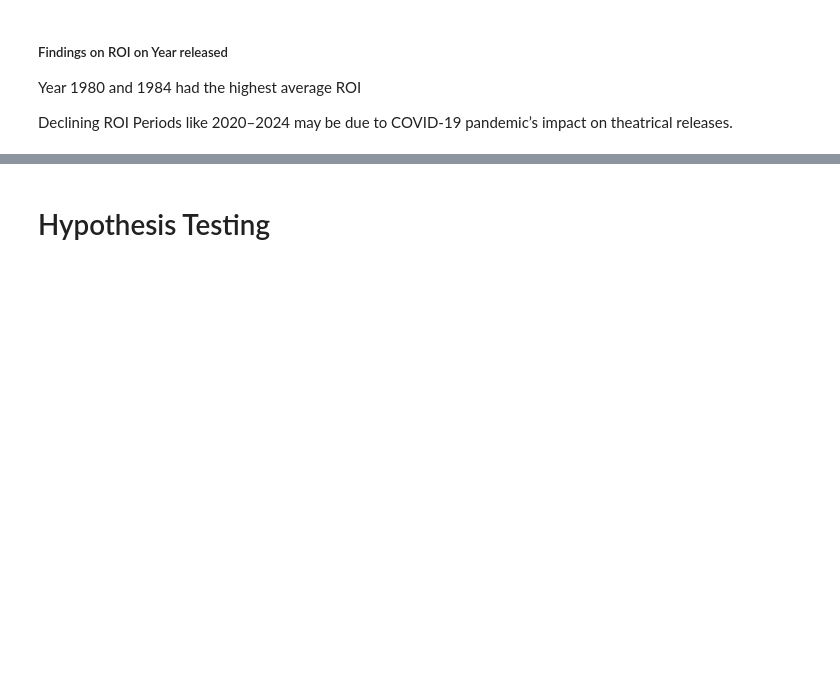
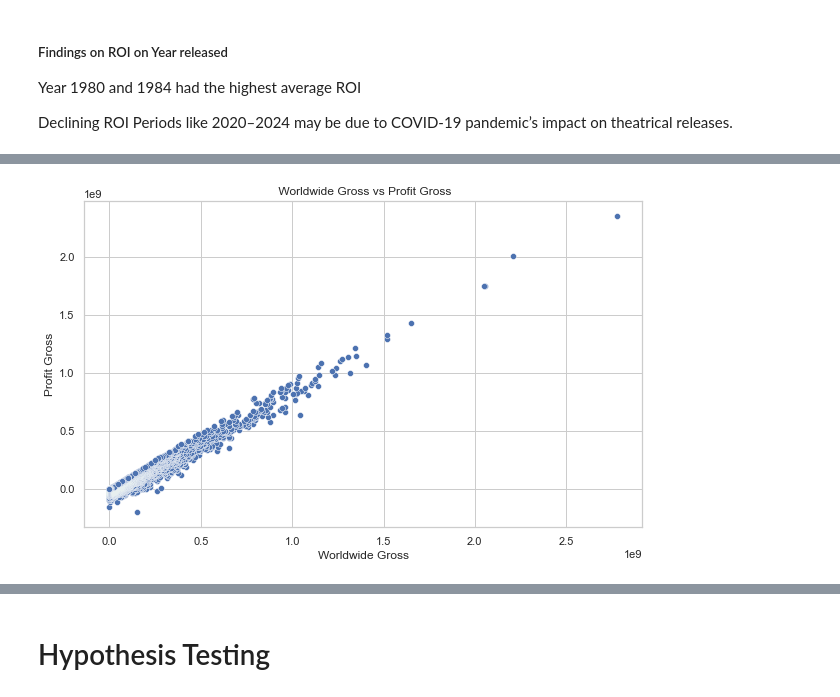
Before and after one commit to CarolN90/Group-9-End-of-Phase-2-Project, a Jupyter notebook: Group_9_Phase_2_Notebook.ipynb, the cells around one changed output, grey strips where cells are left out. Saved outputs shown, nothing was run; the diff lists cells and outputs as text; code cells hidden in the pictures; blank space fills up the shorter version.

```diff
--- a/Group_9_Phase_2_Notebook.ipynb
+++ b/Group_9_Phase_2_Notebook.ipynb
@@ -627,0 +754,9 @@ Declining ROI Periods like  2020–2024 may be due to COVID-19 pandemic’s impa
+# %%
+plt.figure(figsize=(10, 6))
+sns.scatterplot(x='worldwide_gross', y='profit_gross', data=tn_movie_df)
+plt.title(' Worldwide Gross vs Profit Gross')
+plt.xlabel('Worldwide Gross')
+plt.ylabel('Profit Gross')
+plt.show()
+# %% [output]
+[figure, added]
```
Also changed, not shown: parts of 39 cells of this notebook.
